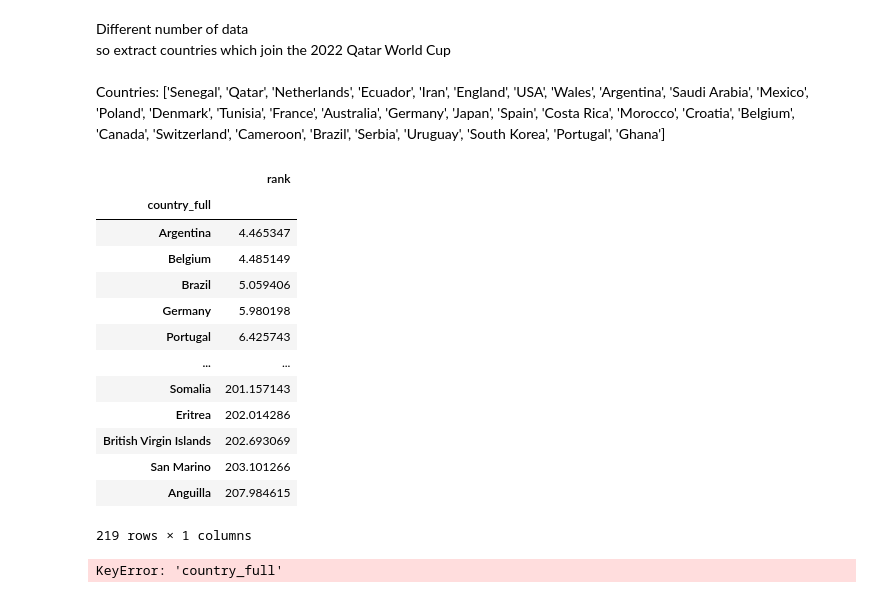
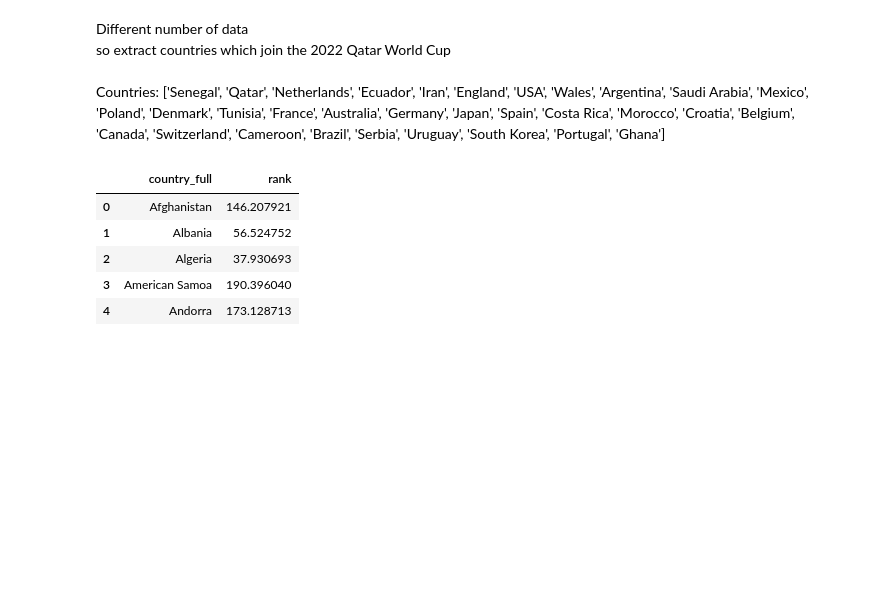
Before and after one commit to jfloww/2022WorldCupWinner, a Jupyter notebook: worldCup2022.ipynb, the cells around one changed output. Drawn from its saved outputs; the diff is of its cells as text; code cells hidden in the pictures; blank space fills up the shorter version.

```diff
--- a/worldCup2022.ipynb
+++ b/worldCup2022.ipynb
@@ -23,4 +27,3 @@ rankings.head()
 # %%
 avgRanking = rankings.groupby(['country_full']).mean()
-avgRanking.head()
-# rankingScore = (AVG of 10 years ranking * 0.3 + Current Ranking * 0.7)
+avgRanking = avgRanking.reset_index()
@@ -107,24 +98 @@ wc_score['offense_score'] = home['home_score'] + away['away_score']
 # wc_score
-# %%
-avgRanking
-# %% [output]
-|  | rank |
-| country_full |  |
-| Argentina | 4.465347 |
-| Belgium | 4.485149 |
-| Brazil | 5.059406 |
-| Germany | 5.980198 |
-| Portugal | 6.425743 |
-| ... | ... |
-| Somalia | 201.157143 |
-| Eritrea | 202.014286 |
-| British Virgin Islands | 202.693069 |
-| San Marino | 203.101266 |
-| Anguilla | 207.984615 |
-219 rows × 1 columns
-# %%
-len(avgRanking)
-avgRanking = avgRanking[avgRanking['country_full'].isin(country_list)].reset_index()
-avgRanking = avgRanking.drop(['index'], axis = 1)
-# %% [output]
-KeyError: 'country_full'
@@ -130,0 +111,10 @@ KeyError: 'country_full'
+# %%
+avgRanking = avgRanking[['country_full', 'rank']]
+avgRanking.head()
+# %% [output]
+|  | country_full | rank |
+| 0 | Afghanistan | 146.207921 |
+| 1 | Albania | 56.524752 |
+| 2 | Algeria | 37.930693 |
+| 3 | American Samoa | 190.396040 |
+| 4 | Andorra | 173.128713 |
```
Also changed, not shown: parts of 16 cells of this notebook.
